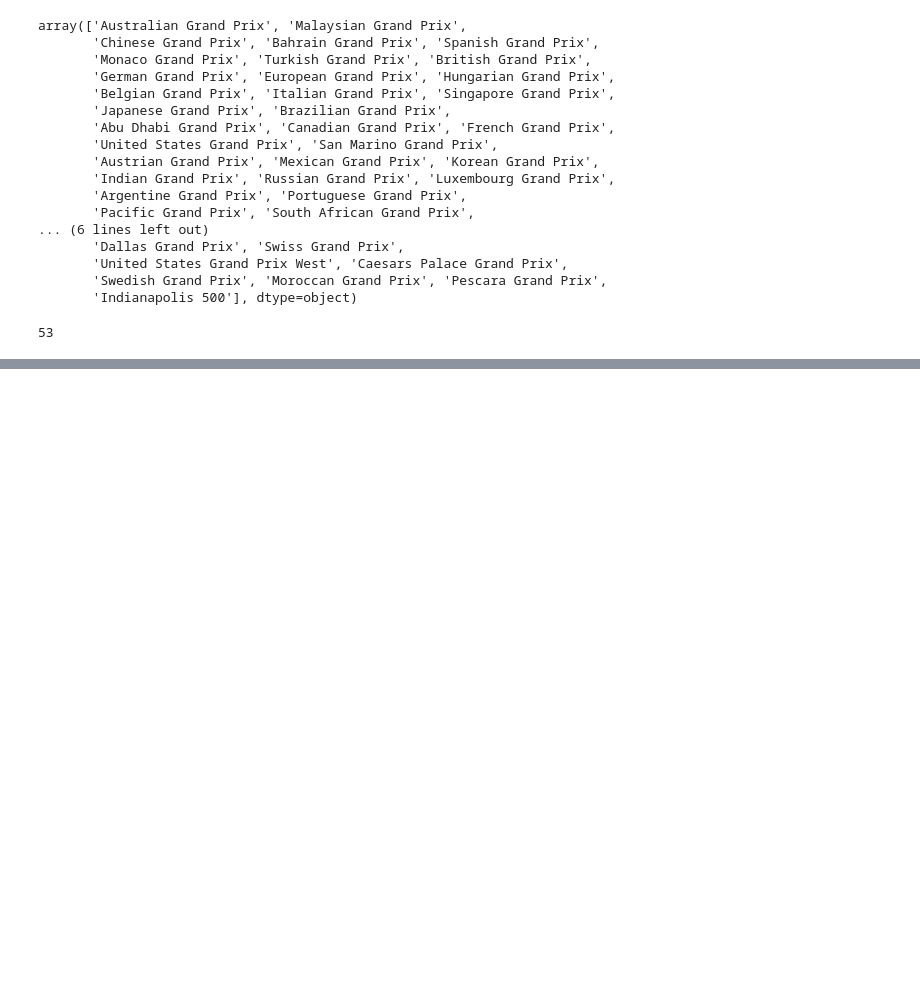
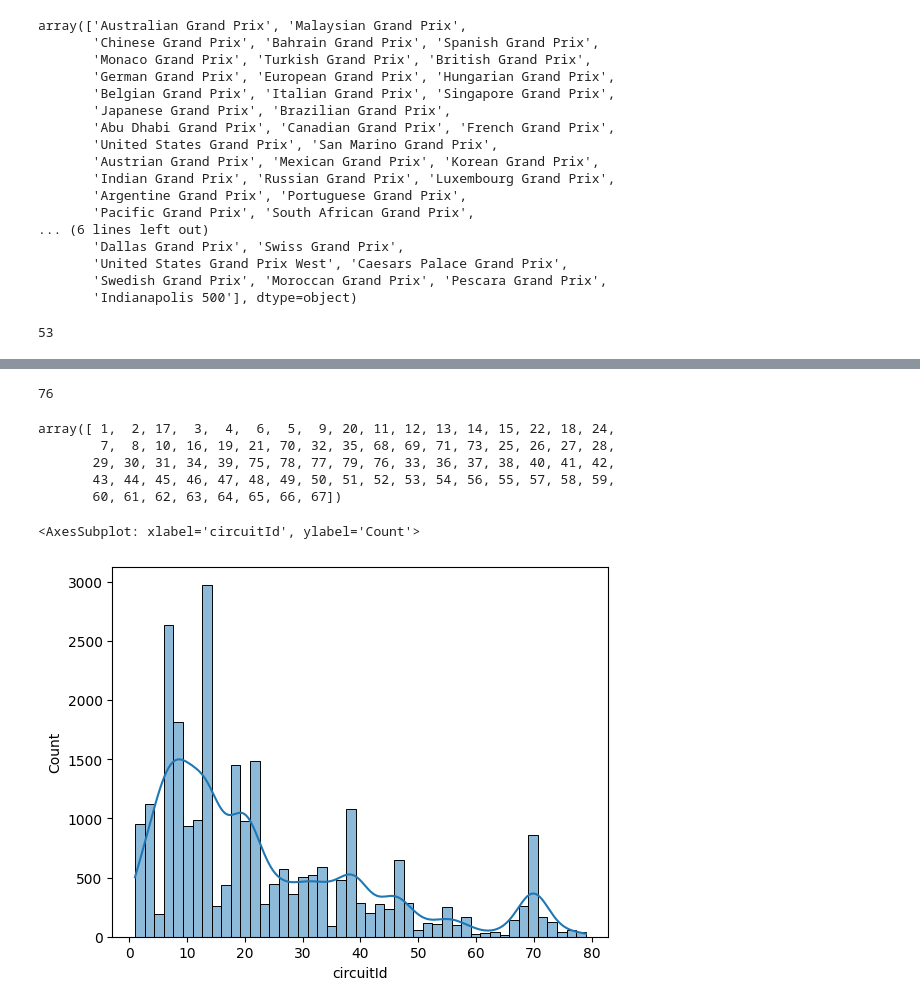
Before and after one commit to Nipun-Gupta26/ML-Project, a Jupyter notebook: eda.ipynb, the cells around one changed output, grey strips where cells are left out. Saved outputs shown, nothing was run; the diff lists cells and outputs as text; code cells hidden in the pictures; blank space fills up the shorter version.

```diff
--- a/eda.ipynb
+++ b/eda.ipynb
@@ -244,0 +364,2 @@ temp.nunique()
+# %%
+temp = data['circuitId']
@@ -244,0 +385,17 @@ temp.nunique()
+# %%
+temp.nunique()
+# %% [output]
+76
+# %%
+temp.unique()
+# %% [output]
+array([ 1,  2, 17,  3,  4,  6,  5,  9, 20, 11, 12, 13, 14, 15, 22, 18, 24,
+        7,  8, 10, 16, 19, 21, 70, 32, 35, 68, 69, 71, 73, 25, 26, 27, 28,
+       29, 30, 31, 34, 39, 75, 78, 77, 79, 76, 33, 36, 37, 38, 40, 41, 42,
+       43, 44, 45, 46, 47, 48, 49, 50, 51, 52, 53, 54, 56, 55, 57, 58, 59,
+       60, 61, 62, 63, 64, 65, 66, 67])
+# %%
+sns.histplot(temp, kde = True)
+# %% [output]
+<AxesSubplot: xlabel='circuitId', ylabel='Count'>
+[figure, added]
```
Also changed, not shown: parts of 369 cells of this notebook.
